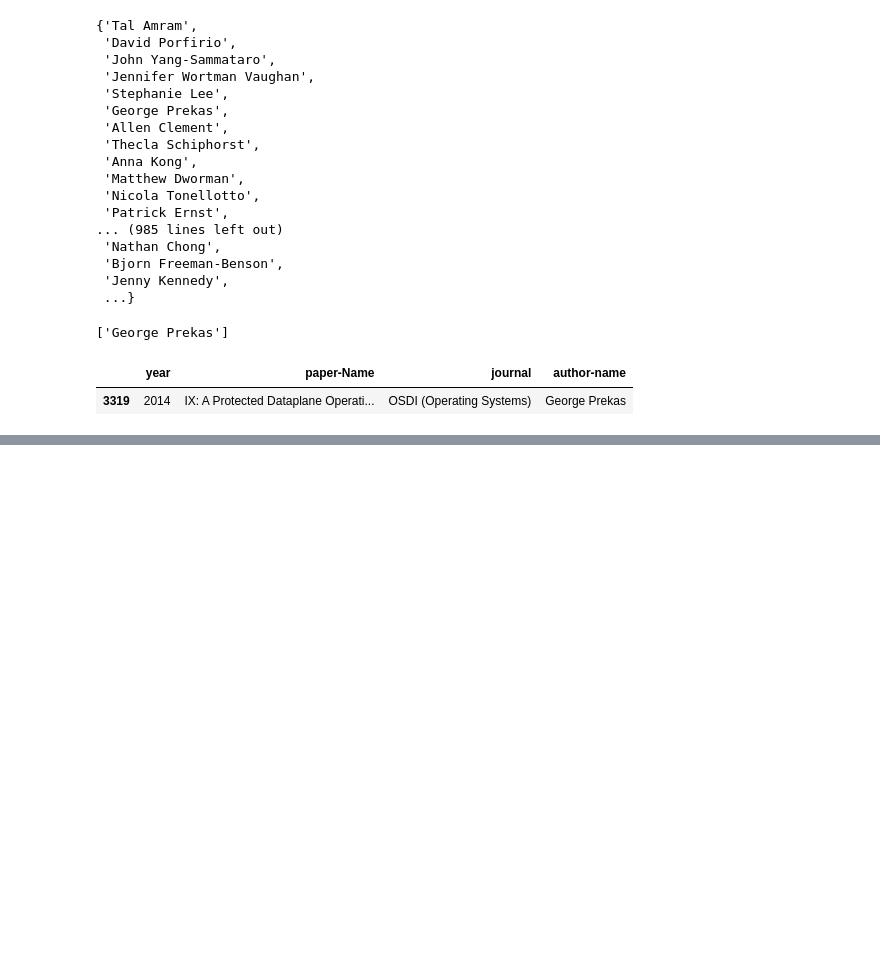
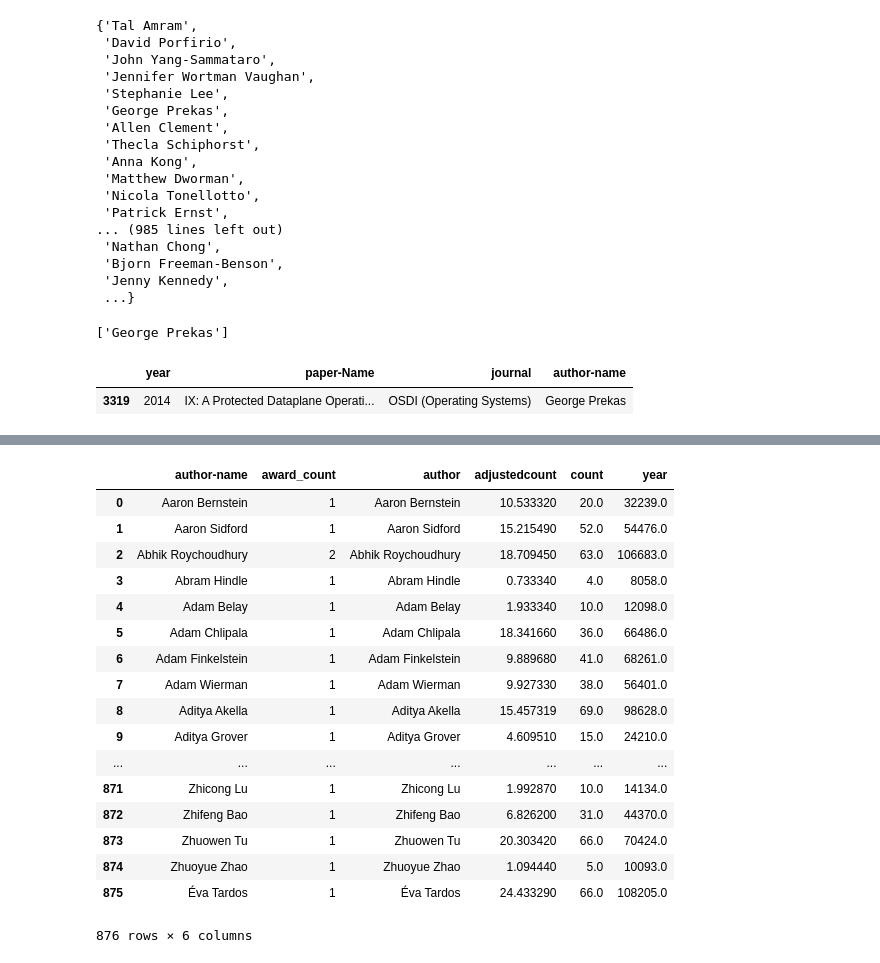
Before and after one commit to n8kim1/bright-future, a Jupyter notebook: src/Best Paper Prediction.ipynb, the cells around one changed output, grey strips where cells are left out. Drawn from its saved outputs; the diff is of its cells as text; code cells hidden in the pictures; blank space fills up the shorter version.

```diff
--- a/src/Best Paper Prediction.ipynb
+++ b/src/Best Paper Prediction.ipynb
@@ -120,0 +164,24 @@ df[df["author-name"] == "George Prekas"]
+# %%
+df_awards = df.assign(award_count=1).groupby("author-name").sum().drop(columns=["year"]).reset_index()
+# %%
+merged_df = df_awards.merge(df_works.groupby("author").sum().reset_index(), left_on='author-name', right_on='author')
+merged_df
+# %% [output]
+|  | author-name | award_count | author | adjustedcount | count | year |
+| 0 | Aaron Bernstein | 1 | Aaron Bernstein | 10.533320 | 20.0 | 32239.0 |
+| 1 | Aaron Sidford | 1 | Aaron Sidford | 15.215490 | 52.0 | 54476.0 |
+| 2 | Abhik Roychoudhury | 2 | Abhik Roychoudhury | 18.709450 | 63.0 | 106683.0 |
+| 3 | Abram Hindle | 1 | Abram Hindle | 0.733340 | 4.0 | 8058.0 |
+| 4 | Adam Belay | 1 | Adam Belay | 1.933340 | 10.0 | 12098.0 |
+| 5 | Adam Chlipala | 1 | Adam Chlipala | 18.341660 | 36.0 | 66486.0 |
+| 6 | Adam Finkelstein | 1 | Adam Finkelstein | 9.889680 | 41.0 | 68261.0 |
+| 7 | Adam Wierman | 1 | Adam Wierman | 9.927330 | 38.0 | 56401.0 |
+| 8 | Aditya Akella | 1 | Aditya Akella | 15.457319 | 69.0 | 98628.0 |
+| 9 | Aditya Grover | 1 | Aditya Grover | 4.609510 | 15.0 | 24210.0 |
+| ... | ... | ... | ... | ... | ... | ... |
+| 871 | Zhicong Lu | 1 | Zhicong Lu | 1.992870 | 10.0 | 14134.0 |
+| 872 | Zhifeng Bao | 1 | Zhifeng Bao | 6.826200 | 31.0 | 44370.0 |
+| 873 | Zhuowen Tu | 1 | Zhuowen Tu | 20.303420 | 66.0 | 70424.0 |
+| 874 | Zhuoyue Zhao | 1 | Zhuoyue Zhao | 1.094440 | 5.0 | 10093.0 |
+| 875 | Éva Tardos | 1 | Éva Tardos | 24.433290 | 66.0 | 108205.0 |
+876 rows × 6 columns
```
Also changed, not shown: parts of 2 cells of this notebook.
